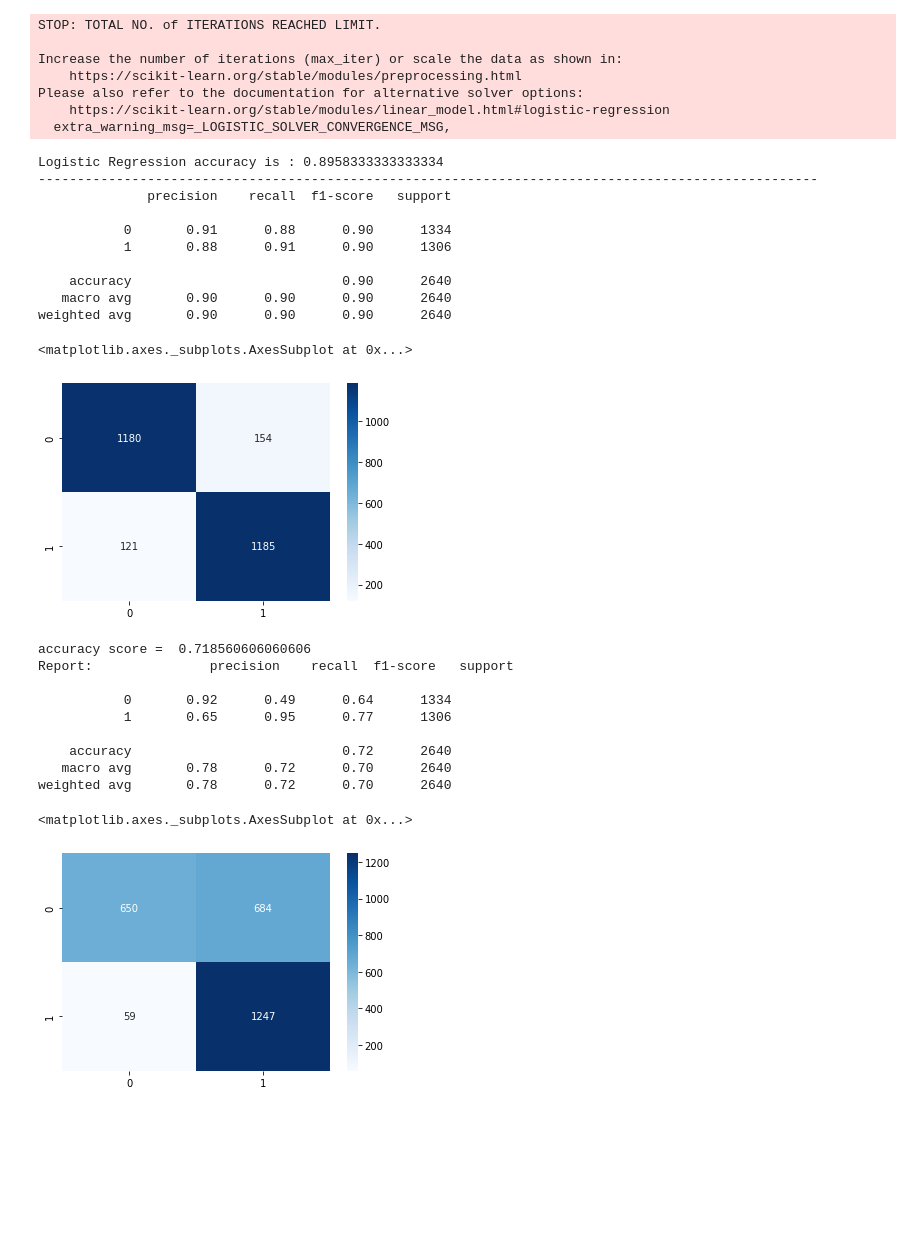
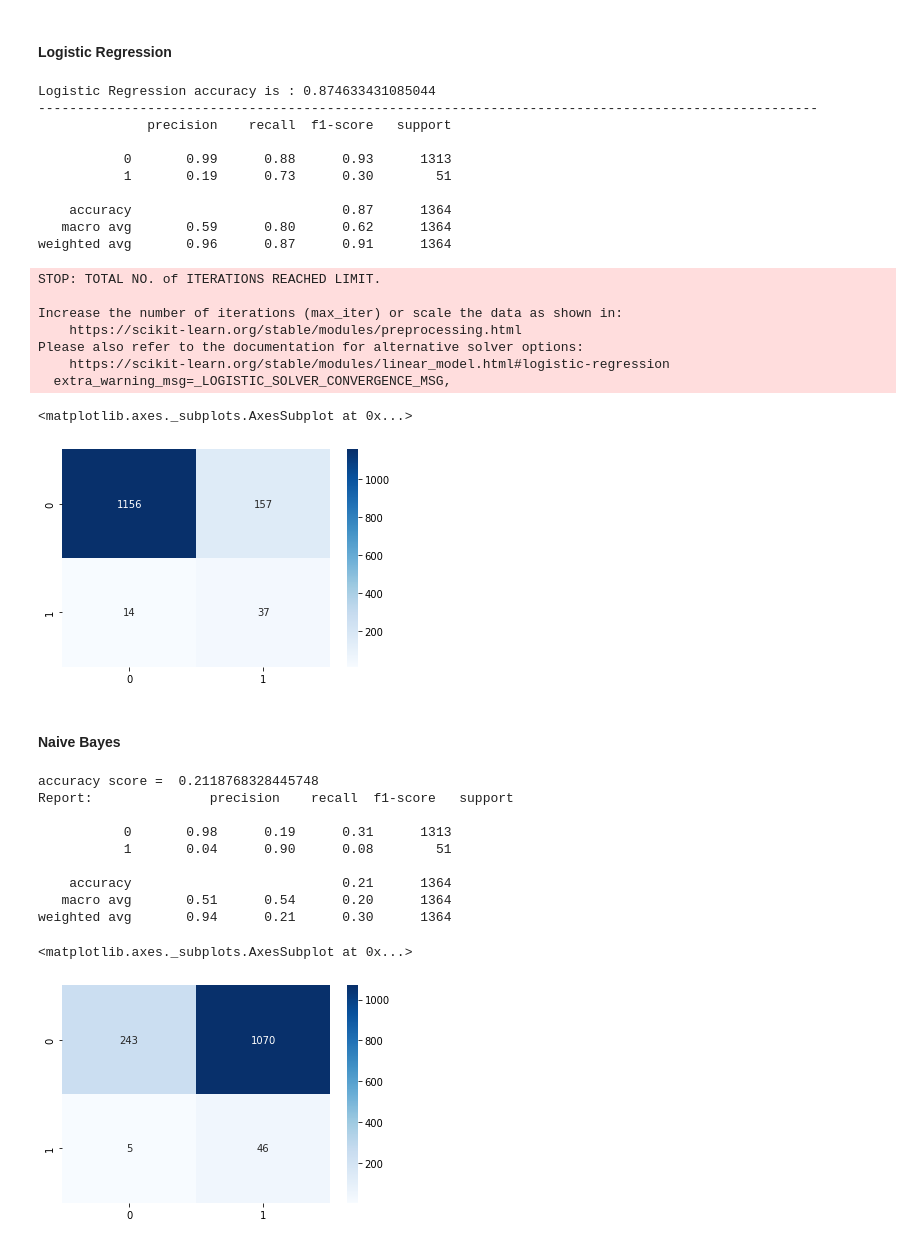
Before and after one commit to erinmcmahon26/Company-Bankruptcy-Prediction, a Jupyter notebook: Company_Bankruptcy_SMOTE.ipynb, the cells around one changed output. Cells and saved outputs as stored; diff of their text form; code cells hidden in the pictures; blank space fills up the shorter version.

Commit message:
Added over/under sampling as well as explanations

```diff
--- a/Company_Bankruptcy_SMOTE.ipynb
+++ b/Company_Bankruptcy_SMOTE.ipynb
@@ -62,0 +78,5 @@ x_train, x_test, y_train, y_test = train_test_split(
+# %%
+steps = [('o', over), ('u', under)]
+pipeline = Pipeline(steps=steps)
+# %%
+x_smt2, y_smt2 = pipeline.fit_resample(x_smt, y_smt)
@@ -63,6 +87,6 @@ x_train, x_test, y_train, y_test = train_test_split(
 # %%
 svc = SVC()
-svc.fit(x_train, y_train)
+svc.fit(x_smt2, y_smt2)
 
 sy_pred = svc.predict(x_test)
 cm = confusion_matrix(y_test, sy_pred)
@@ -87,6 +111,8 @@ weighted avg       0.93      0.93      0.93      2640
+# %% [markdown]
+#### Logistic Regression
 # %%
 lr_model = LogisticRegression()
-lr_model.fit(x_train,y_train)
+lr_model.fit(x_smt2,y_smt2)
 accuracy_lr = lr_model.score(x_test,y_test)
 print("Logistic Regression accuracy is :",accuracy_lr)
 ly_pred= lr_model.predict(x_test)
@@ -96,46 +122,48 @@ print(report)
 cm = confusion_matrix(y_test,lr_model.predict(x_test))
 sns.heatmap(cm,annot=True,fmt="d",cmap = "Blues")
 # %% [output]
-STOP: TOTAL NO. of ITERATIONS REACHED LIMIT.
+Logistic Regression accuracy is : 0.874633431085044
+----------------------------------------------------------------------------------------------------
+              precision    recall  f1-score   support
 
-Increase the number of iterations (max_iter) or scale the data as shown in:
-    https://scikit-learn.org/stable/modules/preprocessing.html
-Please also refer to the documentation for alternative solver options:
-    https://scikit-learn.org/stable/modules/linear_model.html#logistic-regression
-  extra_warning_msg=_LOGISTIC_SOLVER_CONVERGENCE_MSG,
+           0       0.99      0.88      0.93      1313
+           1       0.19      0.73      0.30        51
+
+    accuracy                           0.87      1364
+   macro avg       0.59      0.80      0.62      1364
+weighted avg       0.96      0.87      0.91      1364
-Logistic Regression accuracy is : 0.8958333333333334
-----------------------------------------------------------------------------------------------------
-              precision    recall  f1-score   support
+STOP: TOTAL NO. of ITERATIONS REACHED LIMIT.
 
-           0       0.91      0.88      0.90      1334
-           1       0.88      0.91      0.90      1306
-
-    accuracy                           0.90      2640
-   macro avg       0.90      0.90      0.90      2640
-weighted avg       0.90      0.90      0.90      2640
+Increase the number of iterations (max_iter) or scale the data as shown in:
+    https://scikit-learn.org/stable/modules/preprocessing.html
+Please also refer to the documentation for alternative solver options:
+    https://scikit-learn.org/stable/modules/linear_model.html#logistic-regression
+  extra_warning_msg=_LOGISTIC_SOLVER_CONVERGENCE_MSG,
 <matplotlib.axes._subplots.AxesSubplot at 0x...>
-[figure, old version]
+[figure, new version]
+# %% [markdown]
+#### Naive Bayes
 # %%
 nb = GaussianNB()
-nb.fit(x_train,y_train)
+nb.fit(x_smt2,y_smt2)
 
 ny_pred = nb.predict(x_test)
 cm = confusion_matrix(y_test,ny_pred)
 
 nba = accuracy_score(y_test, ny_pred)
 print('accuracy score = ', accuracy_score(y_test, ny_pred))
 print("Report:", classification_report(y_test, ny_pred))
 
 sns.heatmap(cm,annot=True,fmt="d",cmap = "Blues")
 # %% [output]
-accuracy score =  0.718560606060606
+accuracy score =  0.2118768328445748
 Report:               precision    recall  f1-score   support
 
-           0       0.92      0.49      0.64      1334
-           1       0.65      0.95      0.77      1306
+           0       0.98      0.19      0.31      1313
+           1       0.04      0.90      0.08        51
 
-    accuracy                           0.72      2640
-   macro avg       0.78      0.72      0.70      2640
-weighted avg       0.78      0.72      0.70      2640
+    accuracy                           0.21      1364
+   macro avg       0.51      0.54      0.20      1364
+weighted avg       0.94      0.21      0.30      1364
 <matplotlib.axes._subplots.AxesSubplot at 0x...>
-[figure, old version]
+[figure, new version]
```
Also changed, not shown: parts of 24 cells of this notebook.
